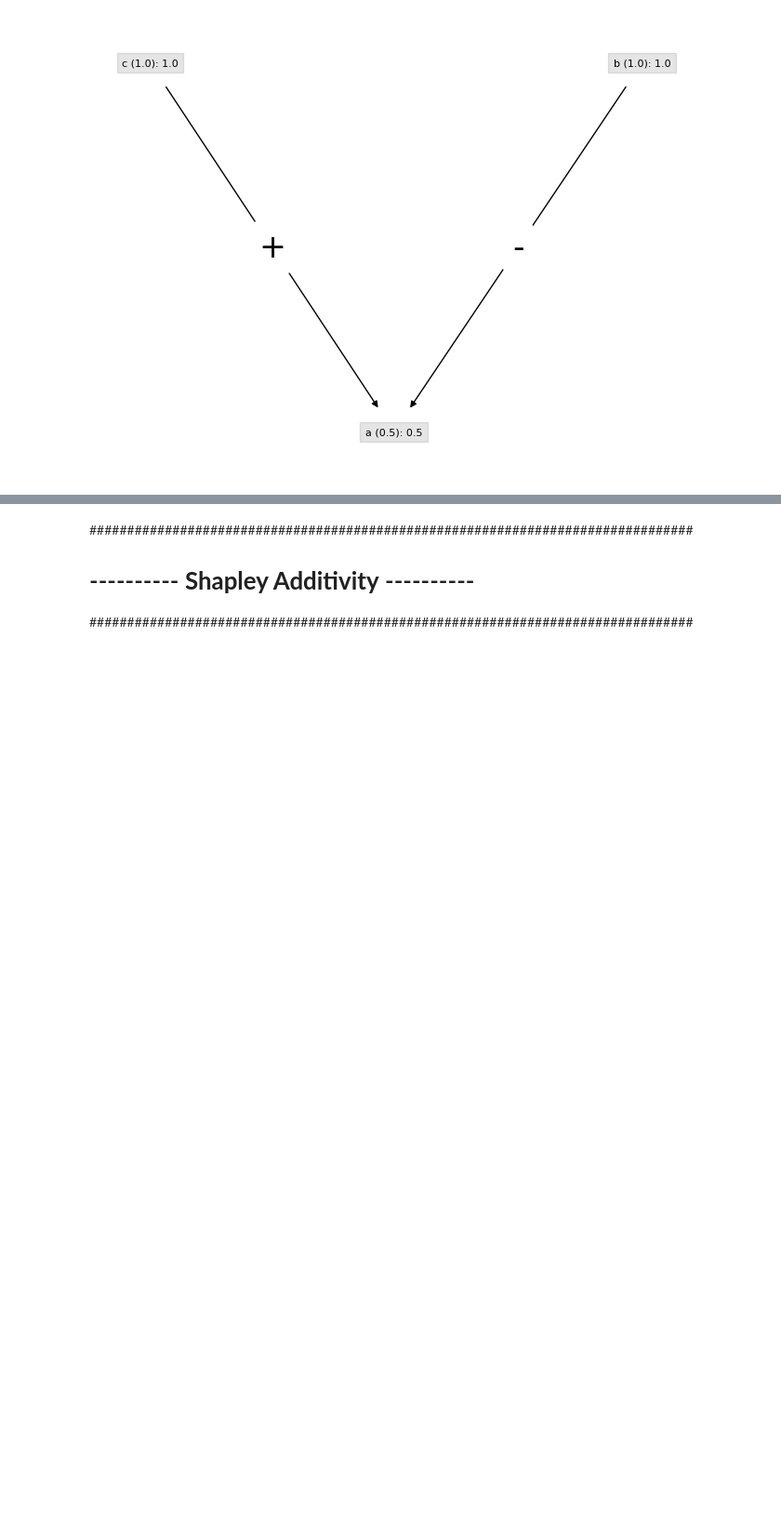
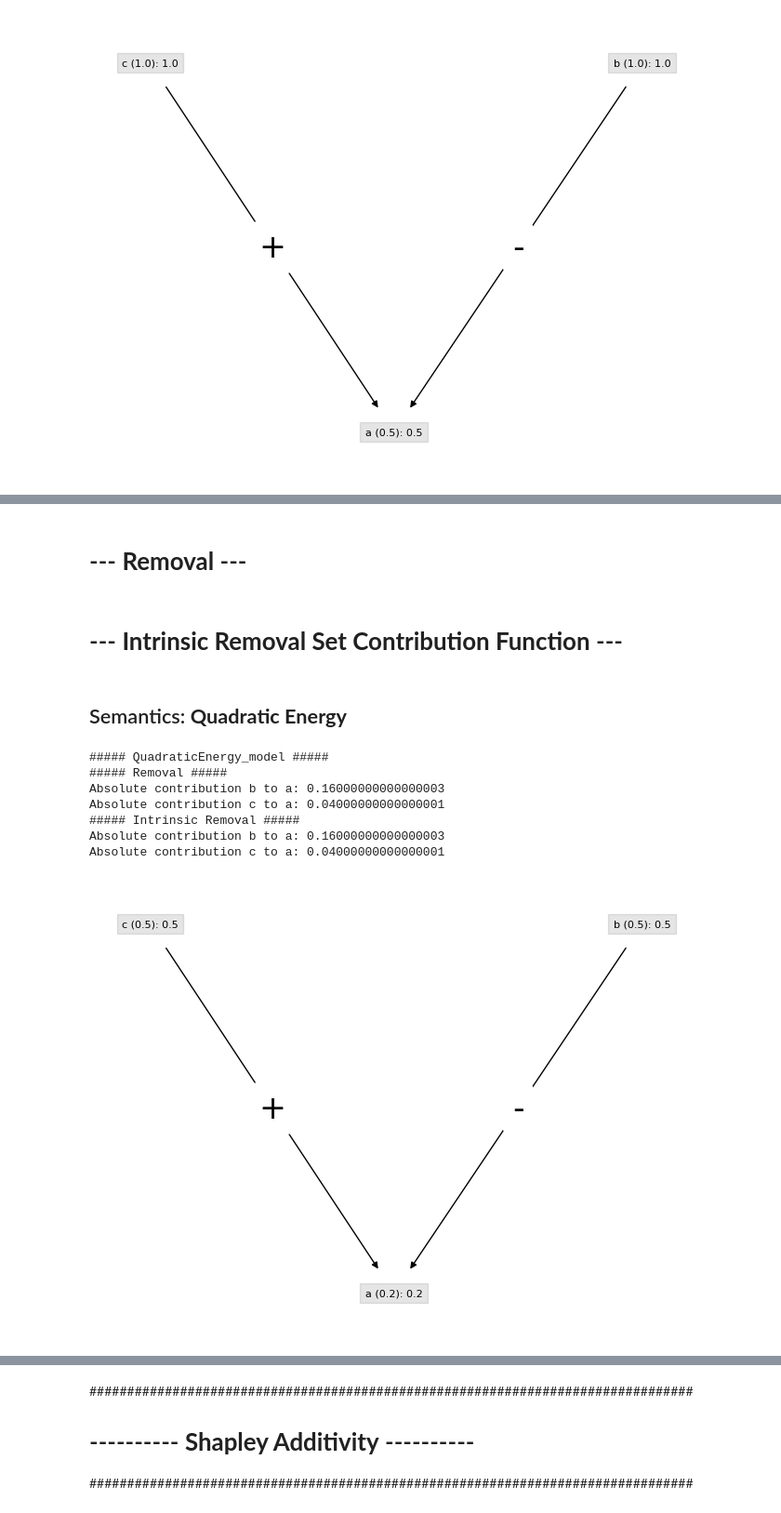
Before and after one commit to TimKam/Quantitative-Bipolar-Argumentation, a Jupyter notebook: analysis/set_contribution_functions_analysis.ipynb, the cells around one changed output, grey strips where cells are left out. Shown at 93% size. Cells and saved outputs as stored; diff of their text form; code cells hidden in the pictures; blank space fills up the shorter version.

```diff
--- a/analysis/set_contribution_functions_analysis.ipynb
+++ b/analysis/set_contribution_functions_analysis.ipynb
@@ -2432,0 +2454,42 @@ Final strength minus initial strength of a 0.0
+# %% [markdown]
+# --- **Removal** ---
+# %% [markdown]
+# --- **Intrinsic Removal Set Contribution Function** ---
+# %% [markdown]
+## Semantics: **Quadratic Energy**
+# %%
+from qbaf_ctrbs.intrinsic_removal import determine_iremoval_ctrb
+from qbaf_ctrbs.removal import determine_removal_ctrb
+
+
+args = ['a', 'b', 'c']
+initial_strengths = [0.2, 0.5, 0.5]
+atts = [('b', 'a')]
+supps = [('c', 'a')]
+
+
+print("\n\n##### QuadraticEnergy_model #####")
+qbaf = QBAFramework(args, initial_strengths, atts, supps, semantics="QuadraticEnergy_model")
+
+print("##### Removal #####")
+ctrb_b_to_a = abs(determine_removal_ctrb('a', {'b'}, qbaf))
+ctrb_c_to_a = abs(determine_removal_ctrb('a', {'c'}, qbaf))
+print('Absolute contribution b to a:', ctrb_b_to_a)
+print('Absolute contribution c to a:', ctrb_c_to_a)
+
+print("##### Intrinsic Removal #####")
+ctrb_b_to_a = abs(determine_iremoval_ctrb('a', {'b'}, qbaf))
+ctrb_c_to_a = abs(determine_iremoval_ctrb('a', {'c'}, qbaf))
+print('Absolute contribution b to a:', ctrb_b_to_a)
+print('Absolute contribution c to a:', ctrb_c_to_a)
+
+visualize(qbaf, with_fs=True, round_to=6)
+# %% [output]
+##### QuadraticEnergy_model #####
+##### Removal #####
+Absolute contribution b to a: 0.16000000000000003
+Absolute contribution c to a: 0.04000000000000001
+##### Intrinsic Removal #####
+Absolute contribution b to a: 0.16000000000000003
+Absolute contribution c to a: 0.04000000000000001
+[figure, added]
```
Also changed, not shown: parts of 105 cells of this notebook, 2 other files.
